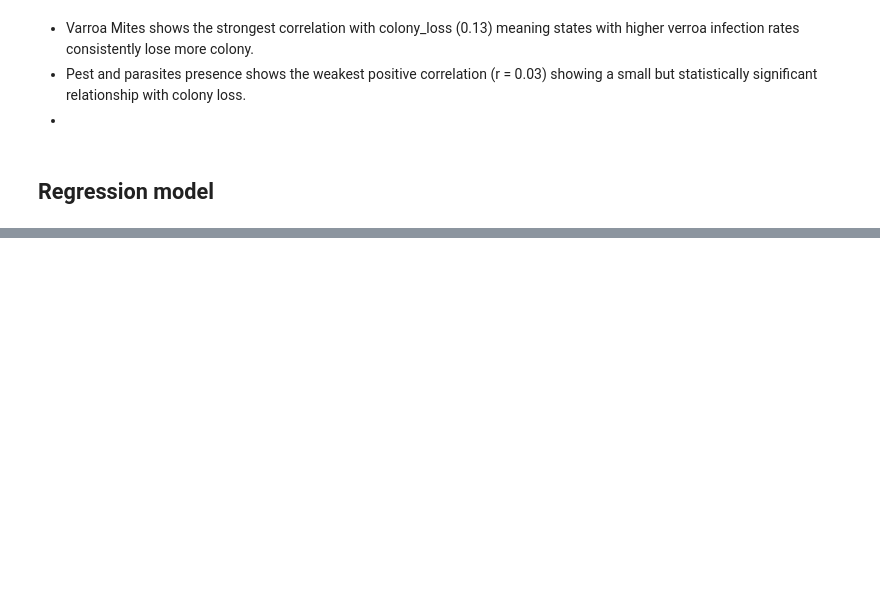
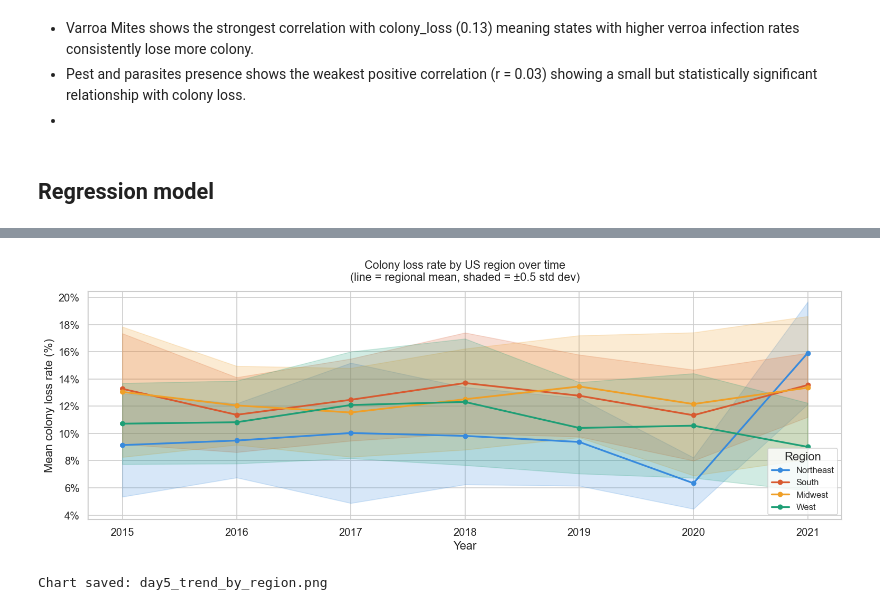
Before and after one commit to NganTran-185/bee-colony-loss-analysis, a Jupyter notebook: Bees.ipynb, the cells around one changed output, grey strips where cells are left out. Saved outputs shown, nothing was run; the diff lists cells and outputs as text; code cells hidden in the pictures; blank space fills up the shorter version.

```diff
--- a/Bees.ipynb
+++ b/Bees.ipynb
@@ -781,0 +940,16 @@ print(importance_df)
+# %%
+import plotly.express as px
+import plotly.graph_objects as go
+
+pd.set_option('display.max_columns', 20)
+pd.set_option('display.float_format', '{:.2f}'.format)
+sns.set_theme(style='whitegrid', palette='muted', font_scale=1.1)
+plt.rcParams['figure.dpi'] = 120
+
+df_merged.to_csv("bee_colony_loss.csv", index = False)
+# %%
+df = pd.read_csv("bee_colony_loss.csv", low_memory = False)
+print(f"Data loaded: {df.shape[0]:,} rows × {df.shape[1]} columns")
+print(f"Columns: {df.columns.tolist()}")
+print(f"\nRegions: {sorted(df['Region'].dropna().unique())}")
+print(f"Seasons: {sorted(df['Season'].dropna().unique())}")
@@ -781,0 +1101,52 @@ print(importance_df)
+# %%
+REGION_COLORS = {
+    'Northeast': '#378ADD',
+    'South':     '#D85A30',
+    'Midwest':   '#EF9F27',
+    'West':      '#1D9E75',
+}
+
+# compute standard deviation for confidence interval
+regional_trend_std = (
+    df.groupby(['year_extract', 'Region'])['loss_rate']
+    .std()
+    .reset_index()
+    .rename(columns={'loss_rate': 'std_loss'})
+)
+
+regional_trend = regional_trend.merge(regional_trend_std,
+                                       on=['year_extract', 'Region'])
+
+fig, ax = plt.subplots(figsize=(13, 5))
+
+for region, color in REGION_COLORS.items():
+    sub = regional_trend[regional_trend['Region'] == region].sort_values('year_extract')
+    if len(sub) == 0:
+        continue
+
+    ax.plot(sub['year_extract'], sub['mean_loss'],
+            marker='o', markersize=5,
+            linewidth=2, color=color, label=region)
+
+    # mean ± 0.5 std
+    ax.fill_between(sub['year_extract'],
+                     sub['mean_loss'] - 0.5 * sub['std_loss_x'],
+                     sub['mean_loss'] + 0.5 * sub['std_loss_x'],
+                     alpha=0.2, color=color)
+
+ax.set_title('Colony loss rate by US region over time\n(line = regional mean, shaded = ±0.5 std dev)',
+             fontsize=13, pad=12)
+ax.set_xlabel('Year')
+ax.set_ylabel('Mean colony loss rate (%)')
+ax.yaxis.set_major_formatter(mticker.PercentFormatter(decimals=0))
+ax.legend(title='Region', fontsize=10)
+ax.set_xticks(regional_trend['year_extract'].unique())
+
+plt.tight_layout()
+plt.savefig('day5_trend_by_region.png', dpi=150, bbox_inches='tight')
+plt.show()
+
+print("Chart saved: day5_trend_by_region.png")
+# %% [output]
+[figure, added]
+Chart saved: day5_trend_by_region.png
```
Also changed, not shown: parts of 15 cells of this notebook, 13 other files.
